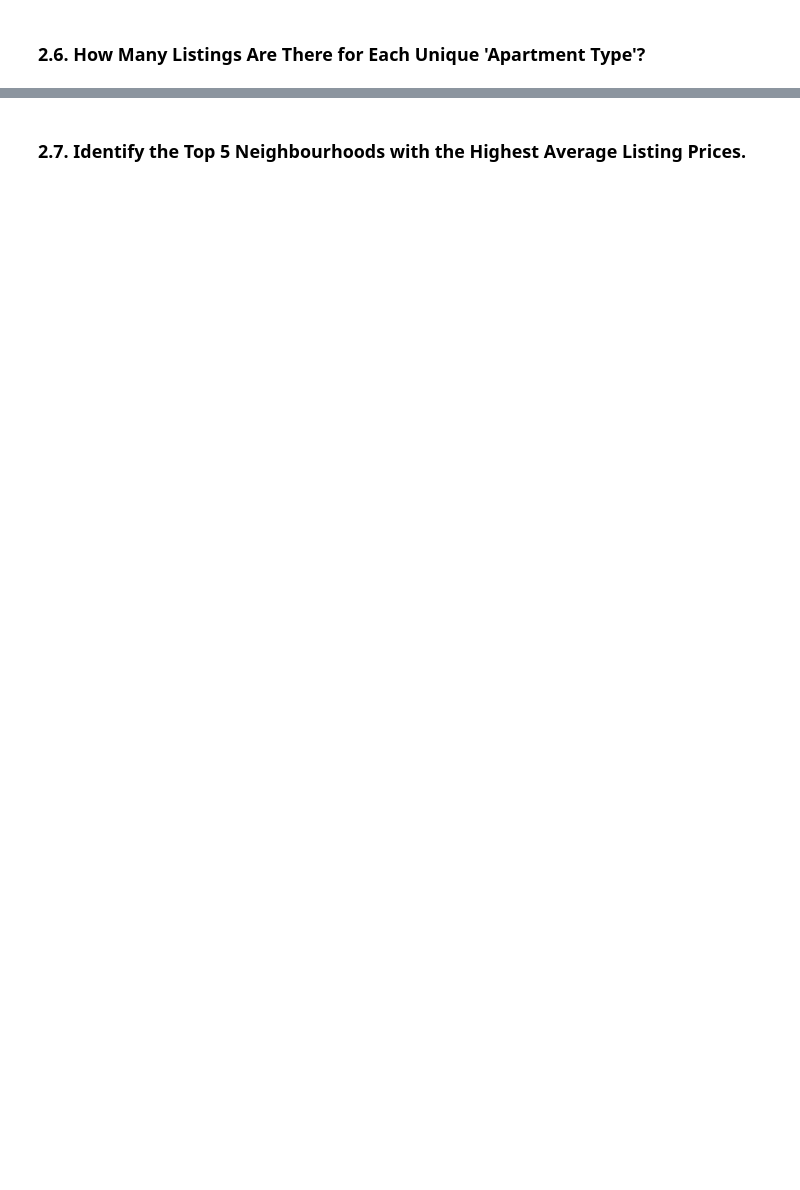
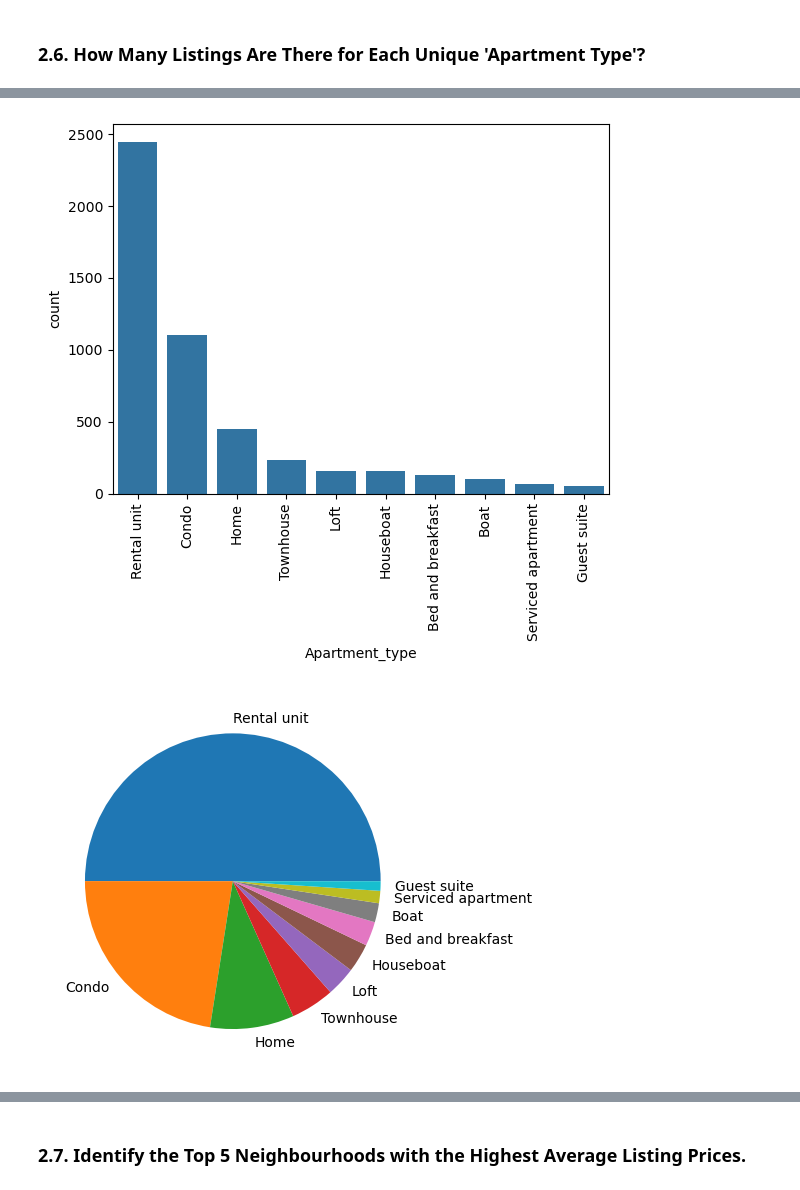
Before and after one commit to buddhathapa12/PrespectiveOnDataScience, a Jupyter notebook: airbnbDataAnalysis/E923Q669_CS746_HW1_EDA.ipynb, the cells around one changed output, grey strips where cells are left out. Saved outputs shown, nothing was run; the diff lists cells and outputs as text; code cells hidden in the pictures; blank space fills up the shorter version.

```diff
--- a/airbnbDataAnalysis/E923Q669_CS746_HW1_EDA.ipynb
+++ b/airbnbDataAnalysis/E923Q669_CS746_HW1_EDA.ipynb
@@ -493,4 +586,15 @@ Rating:
 # %%
 # 2.6.3. Find, Plot, and Display the top 10 most common apartment types
+top10ApartmentTypes = frequencyOfUniqueApartmentType.head(10)
+
+sns.barplot(top10ApartmentTypes)
+plt.xticks(rotation = 90)
+plt.show()
+
+plt.pie(top10ApartmentTypes.values, labels= top10ApartmentTypes.index)
+plt.show()
+# %% [output]
+[figure, added]
+[figure, added]
 # %%
 # 2.6.4 Find, Plot, and Display the bottom 5 least common apartment types
```
Also changed, not shown: parts of 11 cells of this notebook.
